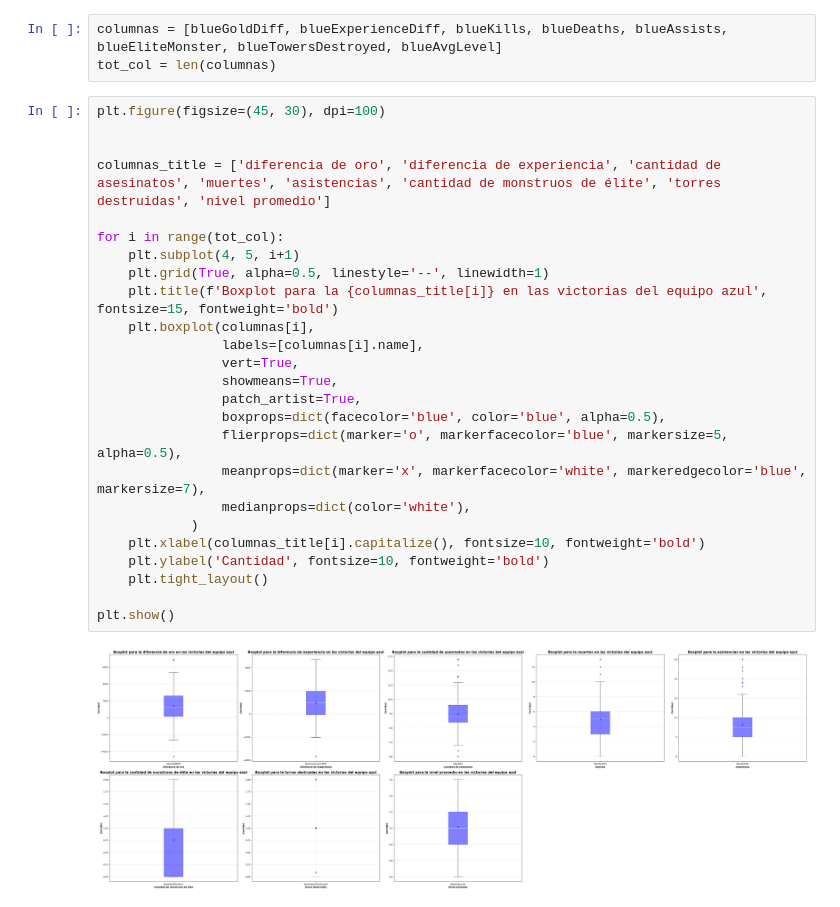
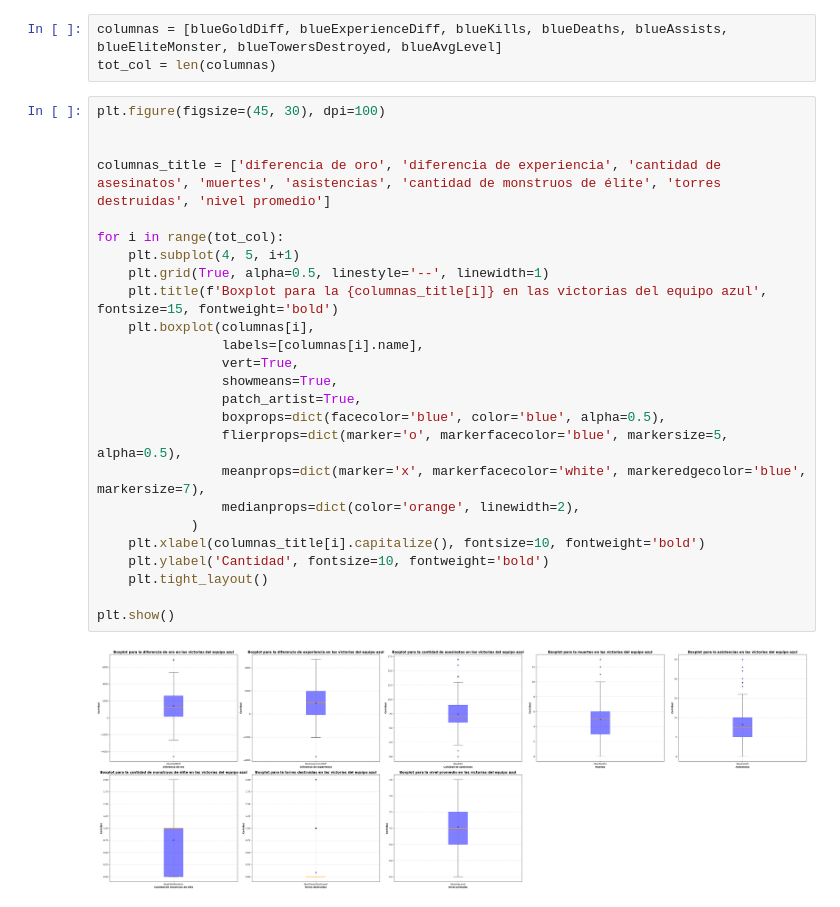
Before and after one commit to SonLuc/tarea1-analisis-de-datos, a Jupyter notebook: 4.bloxplots.ipynb, the cells around one changed output. Cells and saved outputs as stored; diff of their text form.

```diff
--- a/4.bloxplots.ipynb
+++ b/4.bloxplots.ipynb
@@ -23,27 +23,27 @@ tot_col = len(columnas)
 # %%
 plt.figure(figsize=(45, 30), dpi=100)
 
 
 columnas_title = ['diferencia de oro', 'diferencia de experiencia', 'cantidad de asesinatos', 'muertes', 'asistencias', 'cantidad de monstruos de élite', 'torres destruidas', 'nivel promedio']
 
 for i in range(tot_col):
     plt.subplot(4, 5, i+1)
     plt.grid(True, alpha=0.5, linestyle='--', linewidth=1)
     plt.title(f'Boxplot para la {columnas_title[i]} en las victorias del equipo azul', fontsize=15, fontweight='bold')
     plt.boxplot(columnas[i],
                 labels=[columnas[i].name],
                 vert=True,
                 showmeans=True,
                 patch_artist=True,
                 boxprops=dict(facecolor='blue', color='blue', alpha=0.5),
                 flierprops=dict(marker='o', markerfacecolor='blue', markersize=5, alpha=0.5),
                 meanprops=dict(marker='x', markerfacecolor='white', markeredgecolor='blue', markersize=7),
-                medianprops=dict(color='white'),
+                medianprops=dict(color='orange', linewidth=2),
             )
     plt.xlabel(columnas_title[i].capitalize(), fontsize=10, fontweight='bold')
     plt.ylabel('Cantidad', fontsize=10, fontweight='bold')
     plt.tight_layout()
 
 plt.show()
 # %% [output]
-[figure, old version]
+[figure, new version]
```
Also changed, not shown: parts of 2 cells of this notebook.
